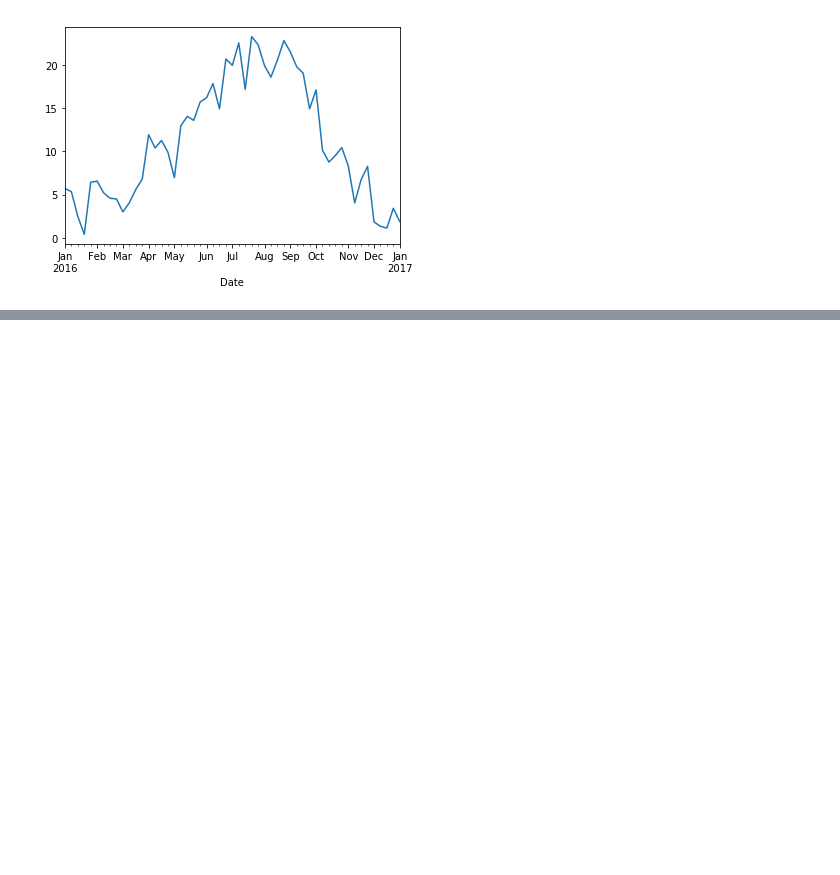
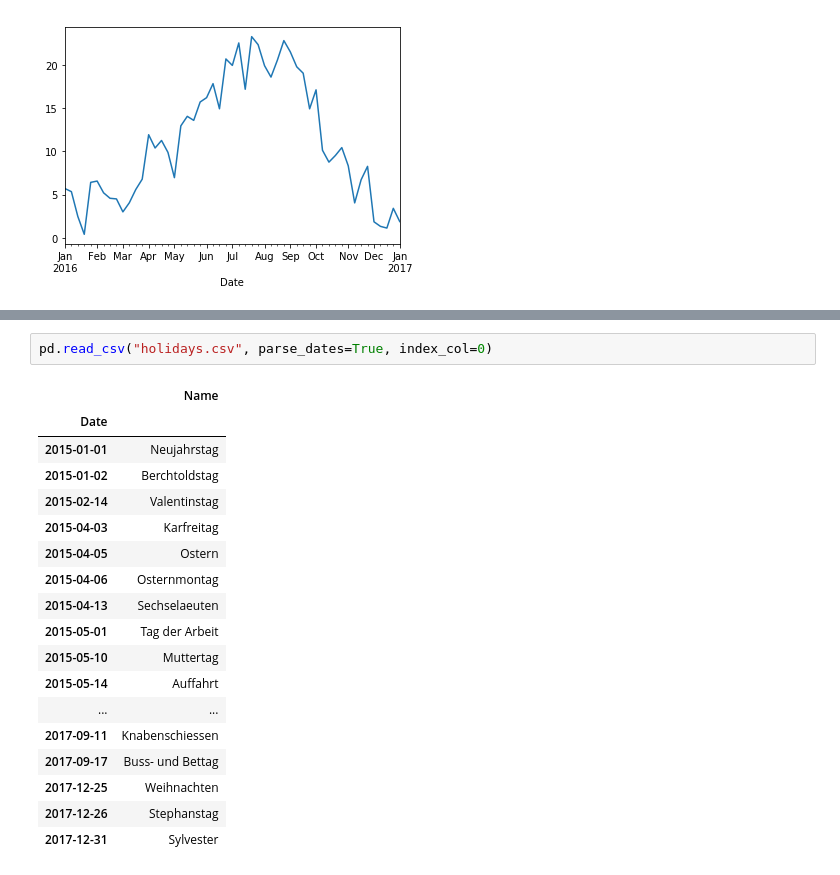
Before and after one commit to wildtreetech/explore-open-data, a Jupyter notebook: weather-trends.ipynb, the cells around one changed output, grey strips where cells are left out. Cells and saved outputs as stored; diff of their text form; blank space fills up the shorter version.

```diff
--- a/weather-trends.ipynb
+++ b/weather-trends.ipynb
@@ -102,0 +98,21 @@ df[['Radiation',]]['20160501':'20160531'].resample('H').mean().plot();
+# %%
+pd.read_csv("holidays.csv", parse_dates=True, index_col=0)
+# %% [output]
+|  | Name |
+| Date |  |
+| 2015-01-01 | Neujahrstag |
+| 2015-01-02 | Berchtoldstag |
+| 2015-02-14 | Valentinstag |
+| 2015-04-03 | Karfreitag |
+| 2015-04-05 | Ostern |
+| 2015-04-06 | Osternmontag |
+| 2015-04-13 | Sechselaeuten |
+| 2015-05-01 | Tag der Arbeit |
+| 2015-05-10 | Muttertag |
+| 2015-05-14 | Auffahrt |
+| ... | ... |
+| 2017-09-11 | Knabenschiessen |
+| 2017-09-17 | Buss- und Bettag |
+| 2017-12-25 | Weihnachten |
+| 2017-12-26 | Stephanstag |
+| 2017-12-31 | Sylvester |
```
Also changed, not shown: parts of 7 cells of this notebook.
